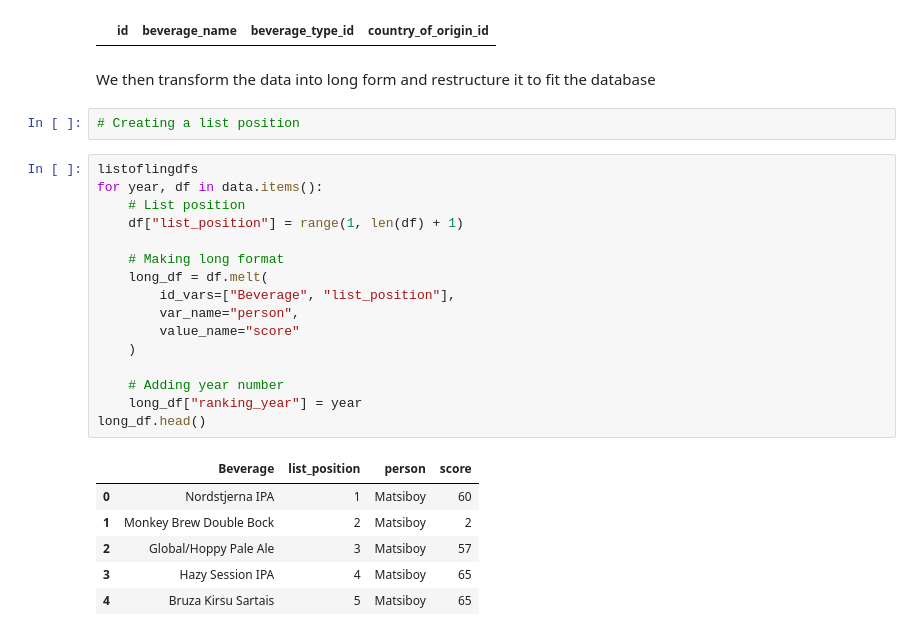
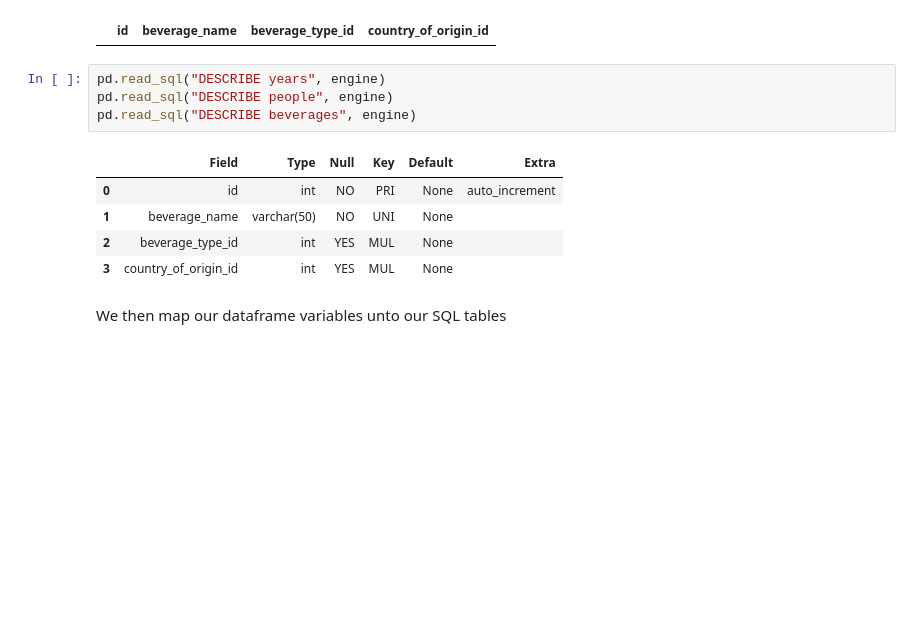
Before and after one commit to torbhaug/culinary_preferences, a Jupyter notebook: Notebooks/TheBigTest_DataProcessing.ipynb, the cells around one changed output. Drawn from its saved outputs; the diff is of its cells as text; blank space fills up the shorter version.

```diff
--- a/Notebooks/TheBigTest_DataProcessing.ipynb
+++ b/Notebooks/TheBigTest_DataProcessing.ipynb
@@ -255,30 +282,15 @@ beverages = pd.read_sql(
 beverages
 # %% [output]
 |  | id | beverage_name | beverage_type_id | country_of_origin_id |
-# %% [markdown]
-We then transform the data into long form and restructure it to fit the database
-# %%
-# Creating a list position
-# %%
-listoflingdfs
-for year, df in data.items():
-    # List position
-    df["list_position"] = range(1, len(df) + 1)
-
-    # Making long format
-    long_df = df.melt(
-        id_vars=["Beverage", "list_position"],
-        var_name="person",
-        value_name="score"
-    )
-
-    # Adding year number
-    long_df["ranking_year"] = year
-long_df.head()
-# %% [output]
-|  | Beverage | list_position | person | score |
-| 0 | Nordstjerna IPA | 1 | Matsiboy | 60 |
-| 1 | Monkey Brew Double Bock | 2 | Matsiboy | 2 |
-| 2 | Global/Hoppy Pale Ale | 3 | Matsiboy | 57 |
-| 3 | Hazy Session IPA | 4 | Matsiboy | 65 |
-| 4 | Bruza Kirsu Sartais | 5 | Matsiboy | 65 |
+# %%
+pd.read_sql("DESCRIBE years", engine)
+pd.read_sql("DESCRIBE people", engine)
+pd.read_sql("DESCRIBE beverages", engine)
+# %% [output]
+|  | Field | Type | Null | Key | Default | Extra |
+| 0 | id | int | NO | PRI | None | auto_increment |
+| 1 | beverage_name | varchar(50) | NO | UNI | None |  |
+| 2 | beverage_type_id | int | YES | MUL | None |  |
+| 3 | country_of_origin_id | int | YES | MUL | None |  |
+# %% [markdown]
+We then map our dataframe variables unto our SQL tables
```
Also changed, not shown: parts of 2 cells of this notebook.
